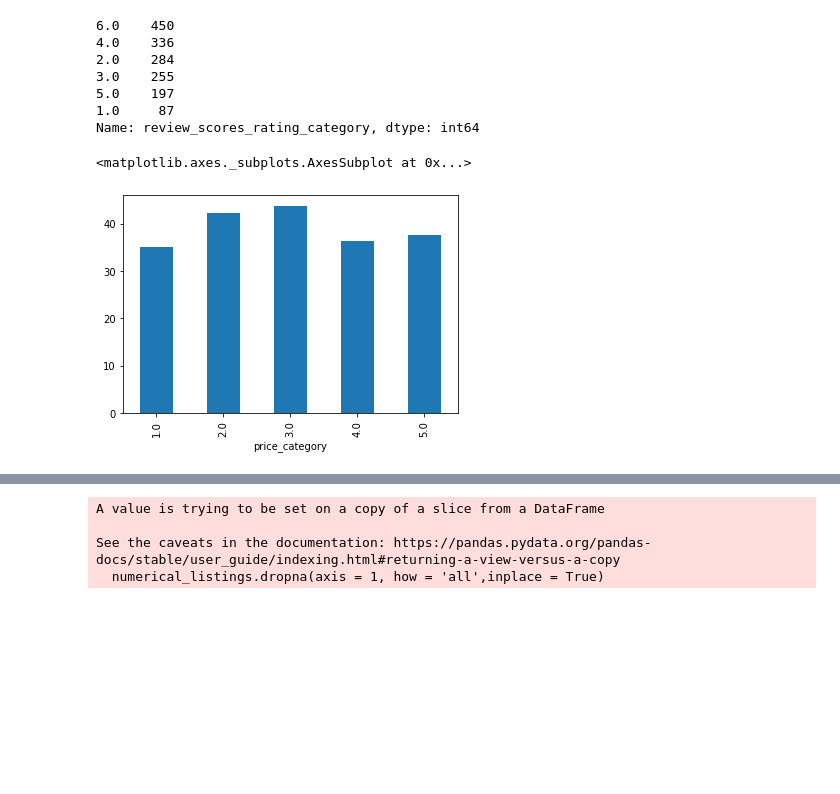
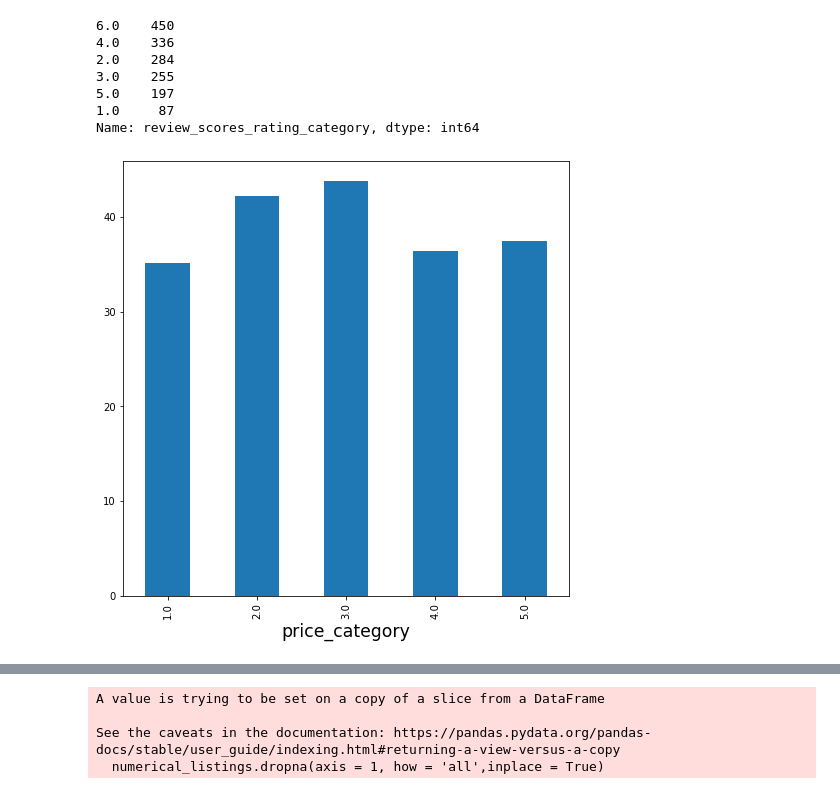
Before and after one commit to ogurashi/Boston-AirBnB-Analysis, a Jupyter notebook: rentals.ipynb, the cells around one changed output, grey strips where cells are left out. Drawn from its saved outputs; the diff is of its cells as text; code cells hidden in the pictures; blank space fills up the shorter version.

```diff
--- a/rentals.ipynb
+++ b/rentals.ipynb
@@ -648,6 +662,7 @@ Name: id, Length: 76, dtype: int64
 # %%
 listings_to_study = listings.groupby(by = ['room_type','neighbourhood'])['id'].count().sort_values(ascending = False).reset_index()[:10]
 # %%
+plt.rcParams.update({'axes.labelsize': 'large'})
 fig, ax = plt.subplots(10,figsize = (20,20),tight_layout = True)
 #fig.subplots_adjust()
 for index, row in enumerate(listings_to_study.iterrows()):
@@ -659,6 +674,7 @@ for index, row in enumerate(listings_to_study.iterrows()):
     study.get_price_ranges()
     study.prepare_price_categories()
     study.plot_category_vs_ratings()
+fig.savefig('bigkahuna.png',bbox_inches = 'tight')
 # %% [output]
 A value is trying to be set on a copy of a slice from a DataFrame
 
@@ -679,6 +695,7 @@ See the caveats in the documentation: https://pandas.pydata.org/pandas-docs/stab
 # Most reviews seem to be positive, and while there are a few cases where you get what you pay for, the graphs don't represent the facts of the matter, let's look at the numerical breakdown here
 We'll be seperating the prices into quartiles, and looking at the average review for each.
 # %%
+plt.rcParams.update({'axes.labelsize': 'xx-large'})
 quantiles = [.25,.5,.75,.95]
 print(quantiles)
 
@@ -793,10 +809,11 @@ listings = dummy_column_creator(listings,'price_category',drop_first = False)
 listings = dummy_column_creator(listings,'room_type',drop_first = False)
 listings = dummy_column_creator(listings,'neighbourhood',drop_first = False)
 # %%
-listings.groupby('price_category')['% occupied'].mean().plot(kind = 'bar')
+fig,ax = plt.subplots(figsize = (8,8))
+listings.groupby('price_category')['% occupied'].mean().plot(kind = 'bar',ax=ax)
+fig.savefig('price_category_vs_percent_occupied.png')
 # %% [output]
-<matplotlib.axes._subplots.AxesSubplot at 0x...>
-[figure, old version]
+[figure, new version]
 # %%
 price_category_bookable = listings.groupby(['price_category','instant_bookable'])['% occupied'].mean().reset_index()
 # %%
```
Also changed, not shown: parts of 19 cells of this notebook.
